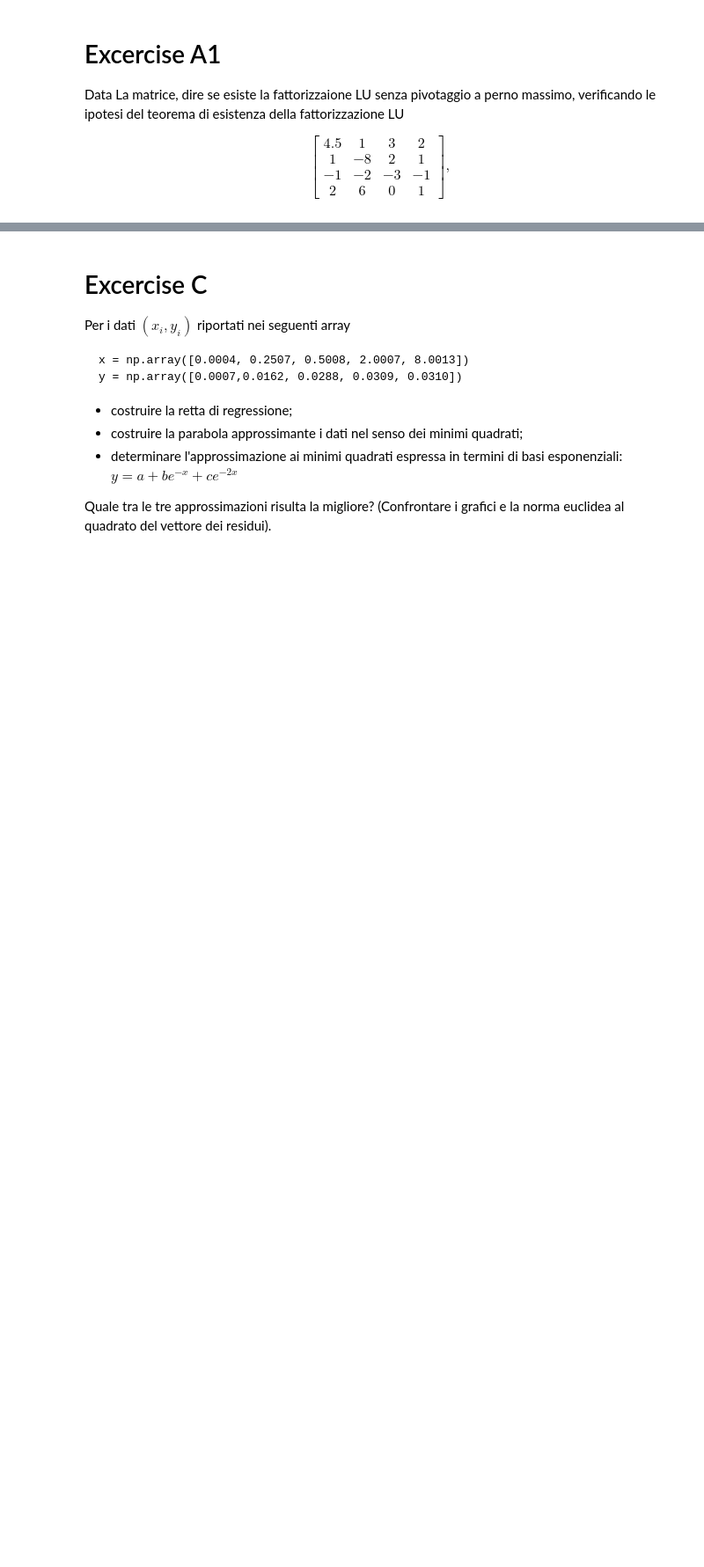
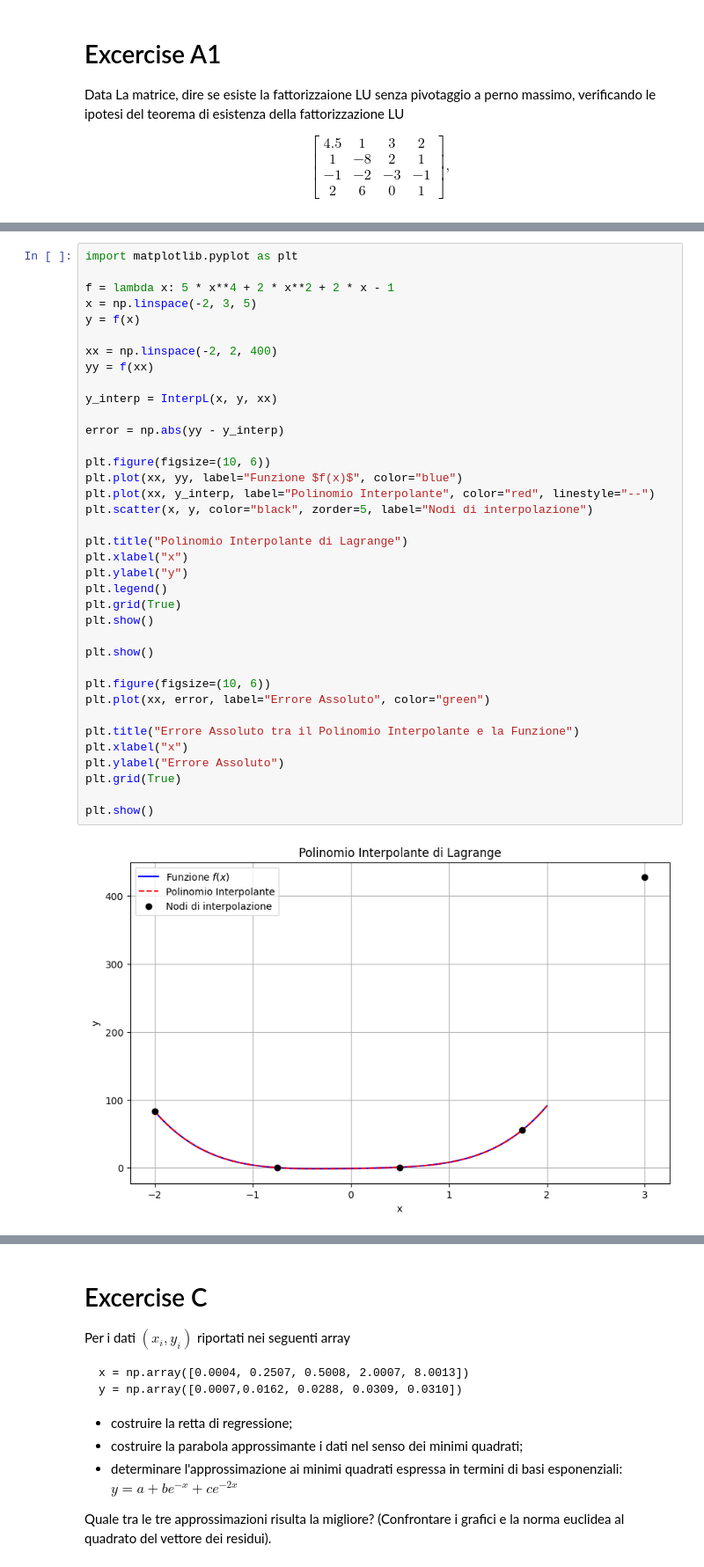
Before and after one commit to alessandrorebosio/Numerical-methods-for-AI, a Jupyter notebook: book/11-miscellanea.ipynb, the cells around one changed output, grey strips where cells are left out. Shown at 88% size. Cells and saved outputs as stored; diff of their text form; blank space fills up the shorter version.

```diff
--- a/book/11-miscellanea.ipynb
+++ b/book/11-miscellanea.ipynb
@@ -41,0 +177,39 @@ Data la matrice, dire se ammette fattorizzaione di Cholesky, verificando le ipot
+# %%
+import matplotlib.pyplot as plt
+
+f = lambda x: 5 * x**4 + 2 * x**2 + 2 * x - 1
+x = np.linspace(-2, 3, 5)
+y = f(x)
+
+xx = np.linspace(-2, 2, 400)
+yy = f(xx)
+
+y_interp = InterpL(x, y, xx)
+
+error = np.abs(yy - y_interp)
+
+plt.figure(figsize=(10, 6))
+plt.plot(xx, yy, label="Funzione $f(x)$", color="blue")
+plt.plot(xx, y_interp, label="Polinomio Interpolante", color="red", linestyle="--")
+plt.scatter(x, y, color="black", zorder=5, label="Nodi di interpolazione")
+
+plt.title("Polinomio Interpolante di Lagrange")
+plt.xlabel("x")
+plt.ylabel("y")
+plt.legend()
+plt.grid(True)
+plt.show()
+
+plt.show()
+
+plt.figure(figsize=(10, 6))
+plt.plot(xx, error, label="Errore Assoluto", color="green")
+
+plt.title("Errore Assoluto tra il Polinomio Interpolante e la Funzione")
+plt.xlabel("x")
+plt.ylabel("Errore Assoluto")
+plt.grid(True)
+
+plt.show()
+# %% [output]
+[figure, added]
```
Also changed, not shown: parts of 12 cells of this notebook.
